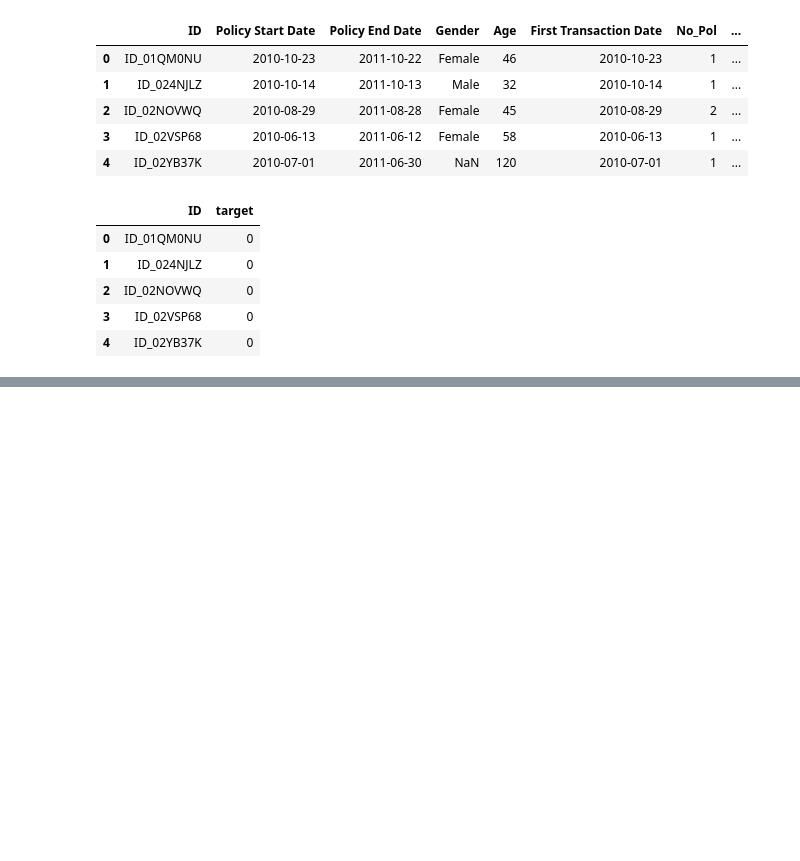
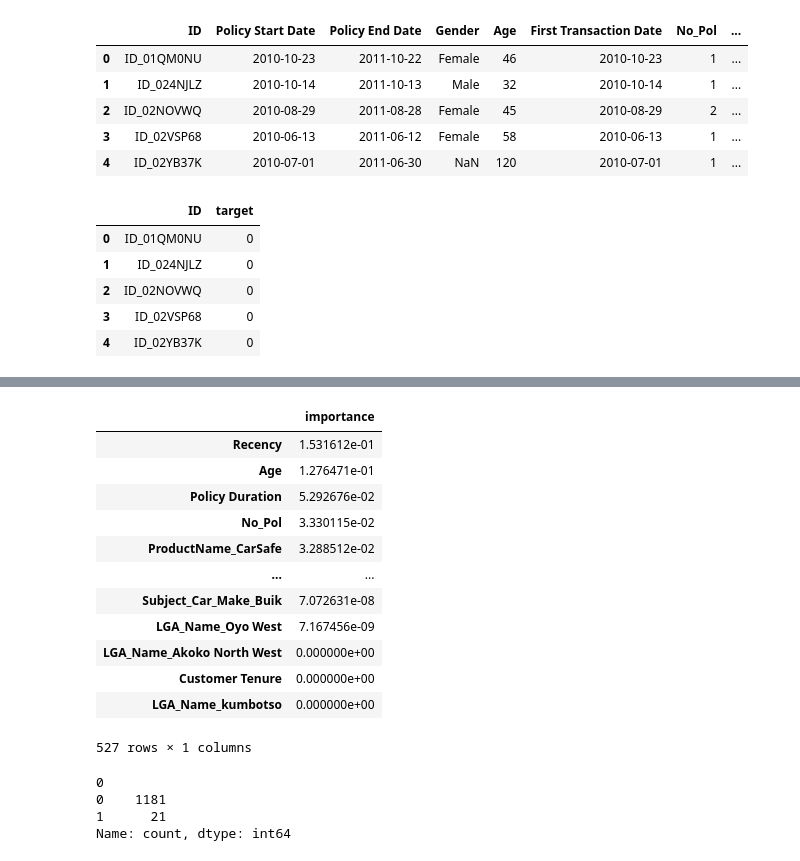
Before and after one commit to bongmusadube/claims_prediction_model, a Jupyter notebook: demo.ipynb, the cells around one changed output, grey strips where cells are left out. Saved outputs shown, nothing was run; the diff lists cells and outputs as text; code cells hidden in the pictures; blank space fills up the shorter version.

Commit message:
updated model code

```diff
--- a/demo.ipynb
+++ b/demo.ipynb
@@ -40,0 +145,5 @@ sample_submission.head()
+# %%
+def clean_age(age):
+    if age < 18:
+        return np.nan
+    return age
@@ -47,9 +179,3 @@ test['Customer Tenure'] = (test['Policy Start Date'] - test['First Transaction D
 today = pd.Timestamp.today()
 train['Recency'] = (today - train['Policy End Date']).dt.days
 test['Recency'] = (today - test['Policy End Date']).dt.days
-# %%
-categorical_columns = ['Gender', 'Car_Category', 'Subject_Car_Colour', 'Subject_Car_Make', 'LGA_Name', 'State', 'ProductName']
-for col in categorical_columns:
-    mode_value = train[col].mode()[0]
-    train[col].fillna(mode_value, inplace=True)
-    test[col].fillna(mode_value, inplace=True)
@@ -121,6 +207,6 @@ numerical_columns = ['Age', 'No_Pol', 'Policy Duration', 'Customer Tenure', 'Rec
 X[numerical_columns] = scaler.fit_transform(X[numerical_columns])
 X_test[numerical_columns] = scaler.transform(X_test[numerical_columns])
 # %%
-model = RandomForestClassifier(n_estimators=100, random_state=42)
+model = RandomForestClassifier(n_estimators=200, random_state=42)
 model.fit(X, y)
 # %% [output]
@@ -148,5 +234,38 @@ Confusion Matrix:
+# %%
+# Feature importance
+feature_importances = pd.DataFrame(
+    model.feature_importances_,
+    index=X.columns,
+    columns=['importance']
+).sort_values('importance', ascending=False)
+
+feature_importances
+# %% [output]
+|  | importance |
+| Recency | 1.531612e-01 |
+| Age | 1.276471e-01 |
+| Policy Duration | 5.292676e-02 |
+| No_Pol | 3.330115e-02 |
+| ProductName_CarSafe | 3.288512e-02 |
+| ... | ... |
+| Subject_Car_Make_Buik | 7.072631e-08 |
+| LGA_Name_Oyo West | 7.167456e-09 |
+| LGA_Name_Akoko North West | 0.000000e+00 |
+| Customer Tenure | 0.000000e+00 |
+| LGA_Name_kumbotso | 0.000000e+00 |
+527 rows × 1 columns
 # %%
 test_predictions = model.predict(X_test)
+# %%
+test_predictions = model.predict(X_test)
+pd.set_option('display.max_rows', 20)
+
+pd.DataFrame(test_predictions).value_counts()
+# %% [output]
+0
+0    1181
+1      21
+Name: count, dtype: int64
 # %%
 sample_submission['target'] = test_predictions
 sample_submission.to_csv('submission.csv', index=False)
```
Also changed, not shown: parts of 24 cells of this notebook, 4 other files.
